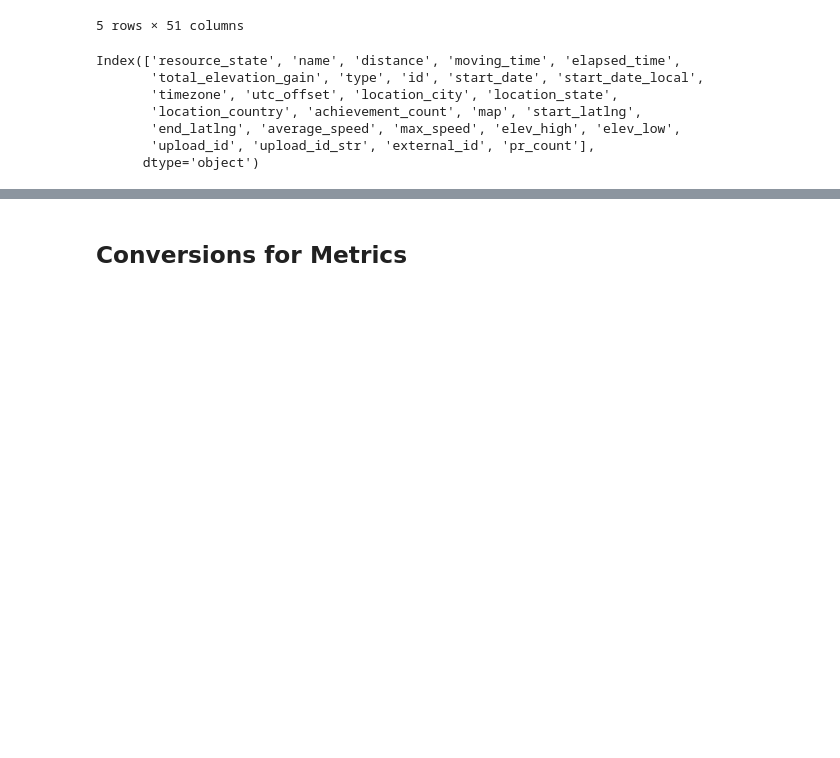
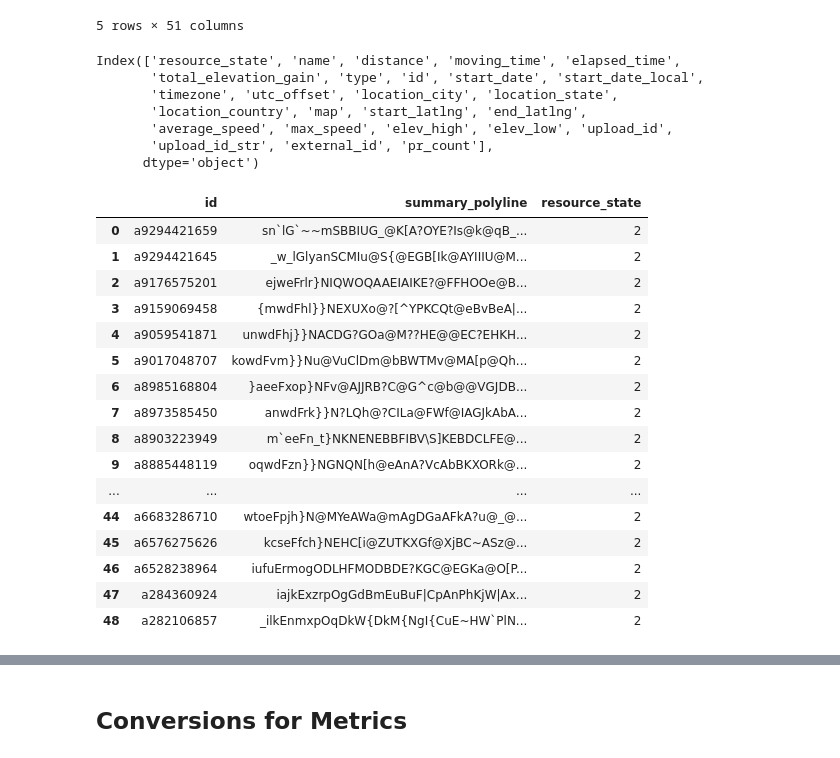
Before and after one commit to jsphotos205/strava, a Jupyter notebook: strava_api.ipynb, the cells around one changed output, grey strips where cells are left out. Saved outputs shown, nothing was run; the diff lists cells and outputs as text; code cells hidden in the pictures; blank space fills up the shorter version.

Commit message:
combined dataframes to include polyline information for future map making graphs in dashboard

```diff
--- a/strava_api.ipynb
+++ b/strava_api.ipynb
@@ -108,6 +110,7 @@ columns_to_drop = ['athlete',
                    'has_kudoed',
                    'average_watts',
                    'kilojoules',
+                   'achievement_count',
                    'device_watts',
                    'suffer_score']
 run_data.drop(columns=columns_to_drop, inplace=True)
@@ -117,7 +120,29 @@ run_data.columns
 Index(['resource_state', 'name', 'distance', 'moving_time', 'elapsed_time',
        'total_elevation_gain', 'type', 'id', 'start_date', 'start_date_local',
        'timezone', 'utc_offset', 'location_city', 'location_state',
-       'location_country', 'achievement_count', 'map', 'start_latlng',
-       'end_latlng', 'average_speed', 'max_speed', 'elev_high', 'elev_low',
-       'upload_id', 'upload_id_str', 'external_id', 'pr_count'],
+       'location_country', 'map', 'start_latlng', 'end_latlng',
+       'average_speed', 'max_speed', 'elev_high', 'elev_low', 'upload_id',
+       'upload_id_str', 'external_id', 'pr_count'],
       dtype='object')
+# %%
+map_data = pd.json_normalize(run_data['map'])
+map_data_info = pd.DataFrame(map_data)
+map_data_info
+# %% [output]
+|  | id | summary_polyline | resource_state |
+| 0 | a9294421659 | sn`lG`~~mSBBIUG_@K[A?OYE?Is@k@qB_... | 2 |
+| 1 | a9294421645 | _w_lGlyanSCMIu@S{@EGB[Ik@AYIIIU@M... | 2 |
+| 2 | a9176575201 | ejweFrlr}NIQWOQAAEIAIKE?@FFHOOe@B... | 2 |
+| 3 | a9159069458 | {mwdFhl}}NEXUXo@?[^YPKCQt@eBvBeA|... | 2 |
+| 4 | a9059541871 | unwdFhj}}NACDG?GOa@M??HE@@EC?EHKH... | 2 |
+| 5 | a9017048707 | kowdFvm}}Nu@VuClDm@bBWTMv@MA[p@Qh... | 2 |
+| 6 | a8985168804 | }aeeFxop}NFv@AJJRB?C@G^c@b@@VGJDB... | 2 |
+| 7 | a8973585450 | anwdFrk}}N?LQh@?CILa@FWf@IAGJkAbA... | 2 |
+| 8 | a8903223949 | m`eeFn_t}NKNENEBBFIBV\S]KEBDCLFE@... | 2 |
+| 9 | a8885448119 | oqwdFzn}}NGNQN[h@eAnA?VcAbBKXORk@... | 2 |
+| ... | ... | ... | ... |
+| 44 | a6683286710 | wtoeFpjh}N@MYeAWa@mAgDGaAFkA?u@_@... | 2 |
+| 45 | a6576275626 | kcseFfch}NEHC[i@ZUTKXGf@XjBC~ASz@... | 2 |
+| 46 | a6528238964 | iufuErmogODLHFMODBDE?KGC@EGKa@O[P... | 2 |
+| 47 | a284360924 | iajkExzrpOgGdBmEuBuF|CpAnPhKjW|Ax... | 2 |
+| 48 | a282106857 | _ilkEnmxpOqDkW{DkM{NgI{CuE~HW`PlN... | 2 |
```
Also changed, not shown: parts of 6 cells of this notebook.
